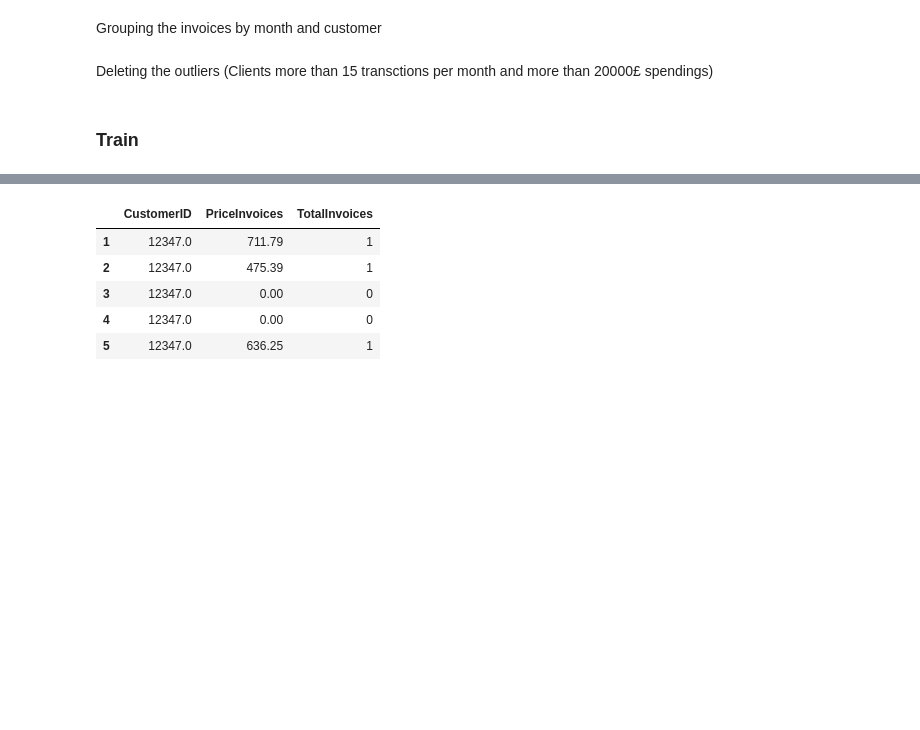
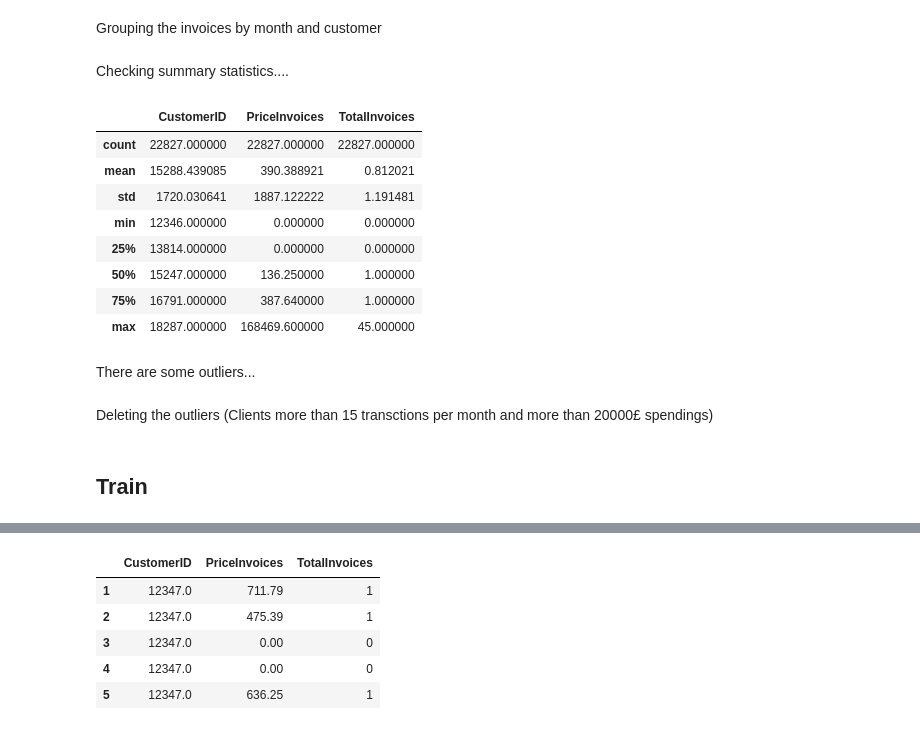
Before and after one commit to miguelTorresPorta/Retail-Store-kmeans, a Jupyter notebook: k-means_notebook.ipynb, the cells around one changed output, grey strips where cells are left out. Cells and saved outputs as stored; diff of their text form; code cells hidden in the pictures; blank space fills up the shorter version.

```diff
--- a/k-means_notebook.ipynb
+++ b/k-means_notebook.ipynb
@@ -121,6 +123,22 @@ tx = tx.reset_index()
 # %%
 tx.columns = tx.columns.map(''.join)
 tx = tx.rename(columns = {'PriceInvoicesum':'PriceInvoices', 'PriceInvoicecount':'TotalInvoices'})
+# %% [markdown]
+Checking summary statistics....
+# %%
+tx.describe()
+# %% [output]
+|  | CustomerID | PriceInvoices | TotalInvoices |
+| count | 22827.000000 | 22827.000000 | 22827.000000 |
+| mean | 15288.439085 | 390.388921 | 0.812021 |
+| std | 1720.030641 | 1887.122222 | 1.191481 |
+| min | 12346.000000 | 0.000000 | 0.000000 |
+| 25% | 13814.000000 | 0.000000 | 0.000000 |
+| 50% | 15247.000000 | 136.250000 | 1.000000 |
+| 75% | 16791.000000 | 387.640000 | 1.000000 |
+| max | 18287.000000 | 168469.600000 | 45.000000 |
+# %% [markdown]
+There are some outliers...
 # %% [markdown]
 Deleting the outliers (Clients more than 15 transctions per month and more than 20000£ spendings)
 # %%
@@ -131,2 +147,2 @@ tx = tx.drop(tx[tx['TotalInvoices']> 15].index)
 # %% [markdown]
-### Train
+## Train
```
Also changed, not shown: parts of 37 cells of this notebook.
